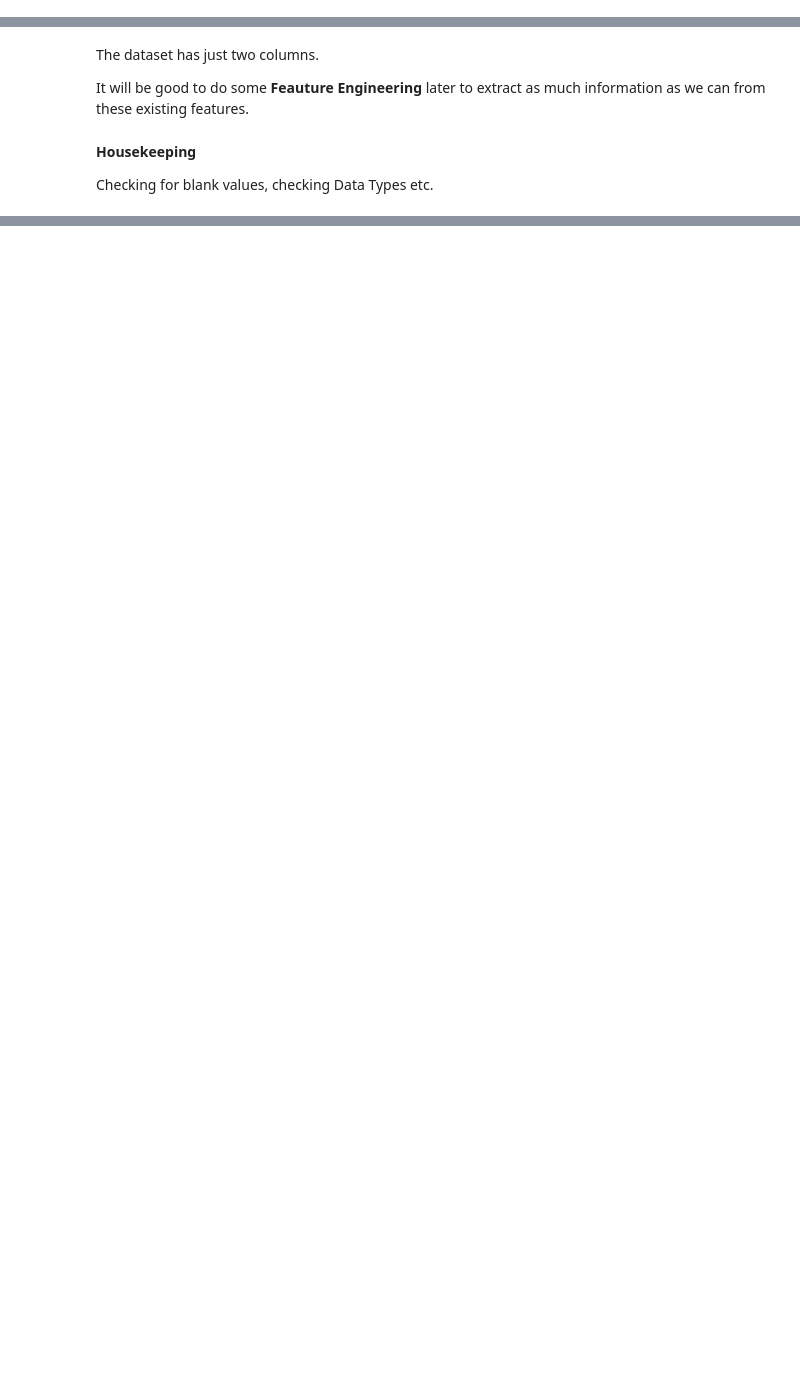
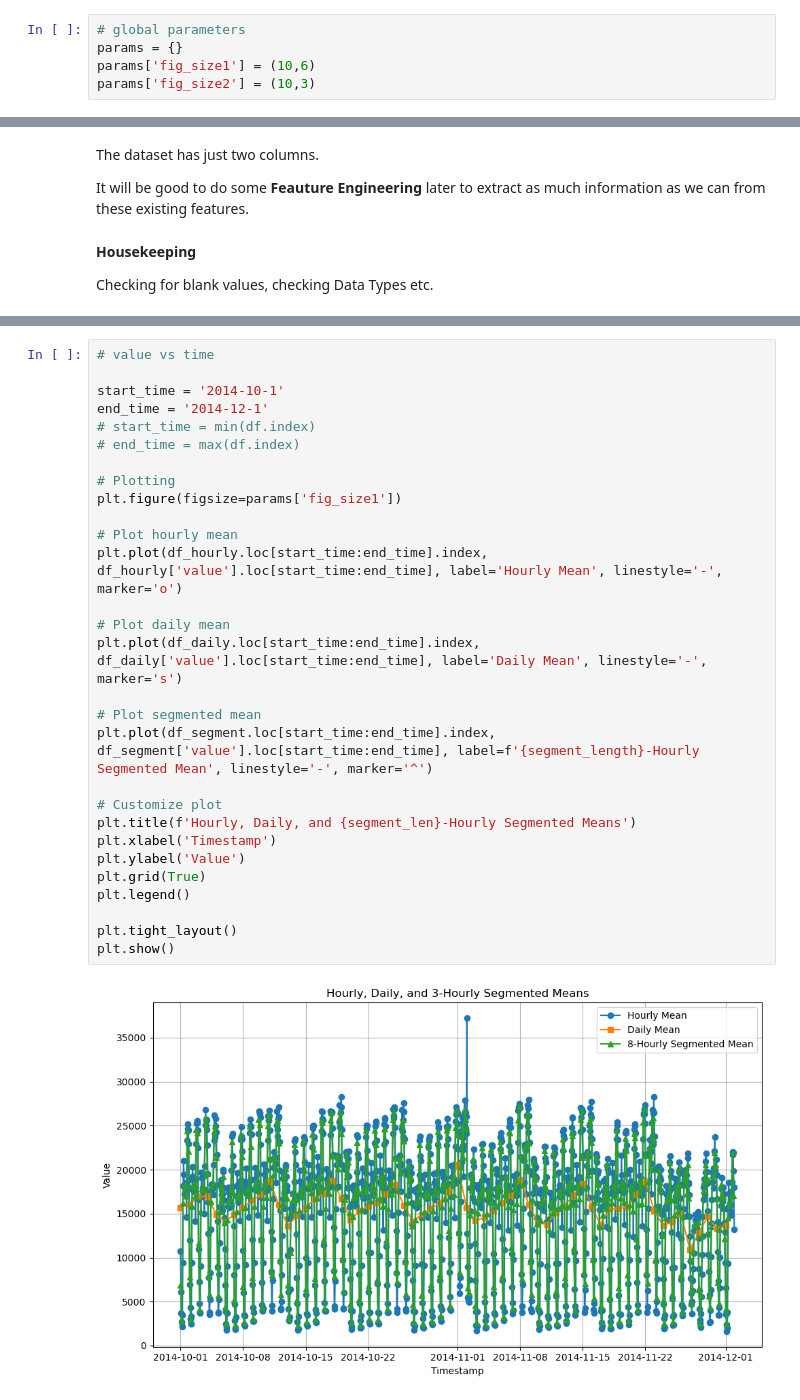
Before and after one commit to giladdanin10/anomaly-detection-on-taxi-demand, a Jupyter notebook: time-series-anomaly-detection.ipynb, the cells around one changed output, grey strips where cells are left out. Saved outputs shown, nothing was run; the diff lists cells and outputs as text; blank space fills up the shorter version.

```diff
--- a/time-series-anomaly-detection.ipynb
+++ b/time-series-anomaly-detection.ipynb
@@ -36,3 +42,8 @@ from sklearn.ensemble import IsolationForest
+# %%
+# global parameters
+params = {}
+params['fig_size1'] = (10,6)
+params['fig_size2'] = (10,3)
 # %% [markdown]
 # **The Data**
 
@@ -131,0 +155,31 @@ plt.show()
+# %%
+# value vs time
+
+start_time = '2014-10-1'
+end_time = '2014-12-1'
+# start_time = min(df.index)
+# end_time = max(df.index)
+
+# Plotting
+plt.figure(figsize=params['fig_size1'])
+
+# Plot hourly mean
+plt.plot(df_hourly.loc[start_time:end_time].index, df_hourly['value'].loc[start_time:end_time], label='Hourly Mean', linestyle='-', marker='o')
+
+# Plot daily mean
+plt.plot(df_daily.loc[start_time:end_time].index, df_daily['value'].loc[start_time:end_time], label='Daily Mean', linestyle='-', marker='s')
+
+# Plot segmented mean
+plt.plot(df_segment.loc[start_time:end_time].index, df_segment['value'].loc[start_time:end_time], label=f'{segment_length}-Hourly Segmented Mean', linestyle='-', marker='^')
+
+# Customize plot
+plt.title(f'Hourly, Daily, and {segment_len}-Hourly Segmented Means')
+plt.xlabel('Timestamp')
+plt.ylabel('Value')
+plt.grid(True)
+plt.legend()
+
+plt.tight_layout()
+plt.show()
+# %% [output]
+[figure, added]
```
Also changed, not shown: parts of 26 cells of this notebook, 7 other files.
